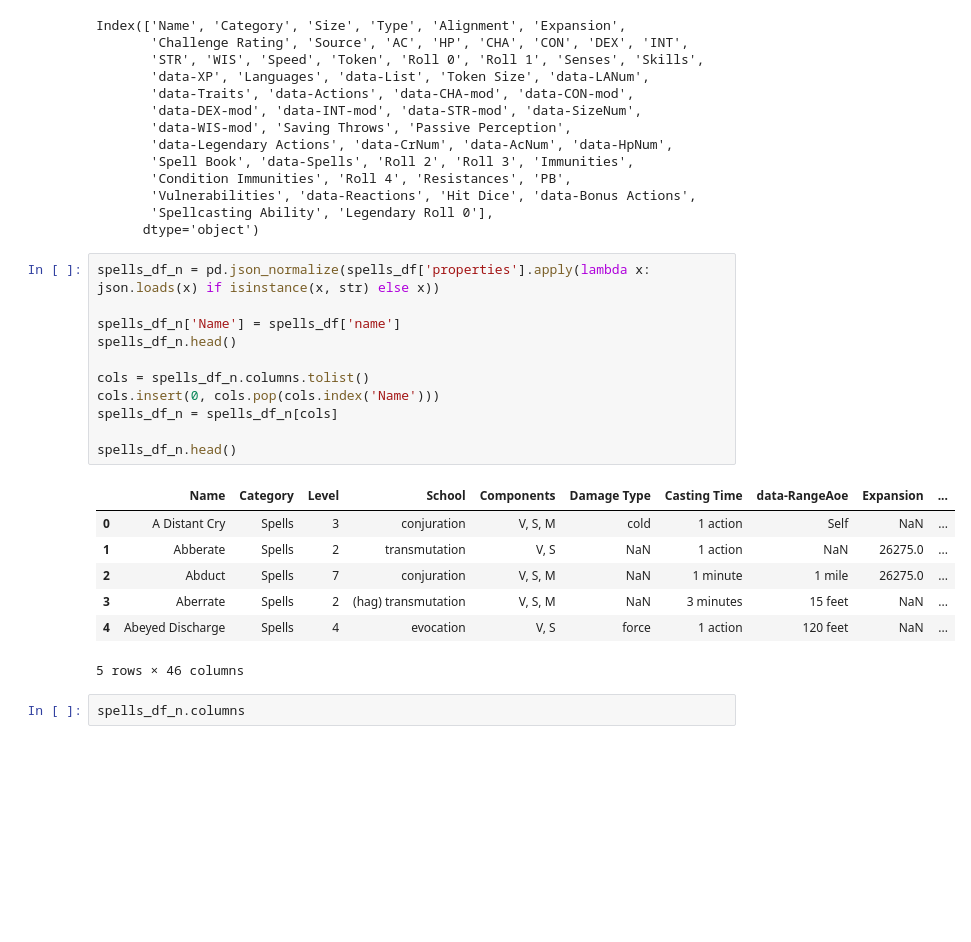
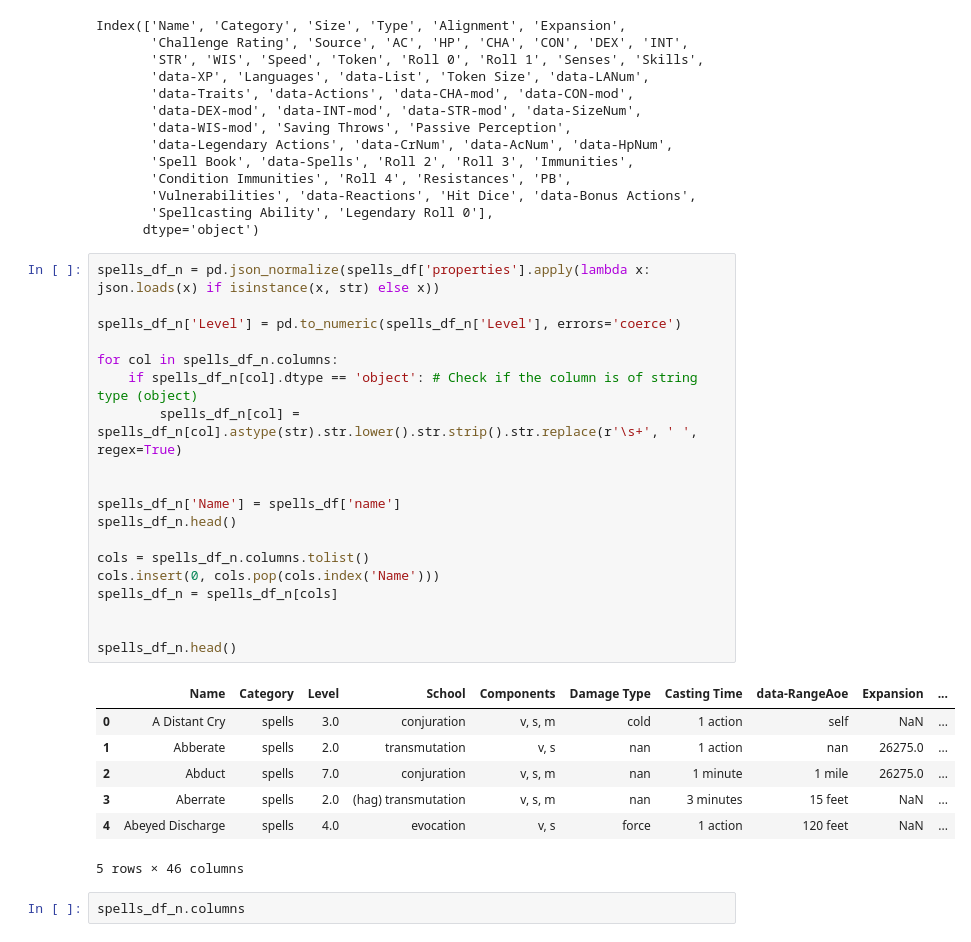
Before and after one commit to baakhoff/research, a Jupyter notebook: notebooks/dnd_research.ipynb, the cells around one changed output. Drawn from its saved outputs; the diff is of its cells as text; blank space fills up the shorter version.

Commit message:
chore: update D&D research notebook on spells.

```diff
--- a/notebooks/dnd_research.ipynb
+++ b/notebooks/dnd_research.ipynb
@@ -79,22 +79,30 @@ Index(['Name', 'Category', 'Size', 'Type', 'Alignment', 'Expansion',
       dtype='object')
 # %%
 spells_df_n = pd.json_normalize(spells_df['properties'].apply(lambda x: json.loads(x) if isinstance(x, str) else x))
+
+spells_df_n['Level'] = pd.to_numeric(spells_df_n['Level'], errors='coerce')
+
+for col in spells_df_n.columns:
+    if spells_df_n[col].dtype == 'object': # Check if the column is of string type (object)
+        spells_df_n[col] = spells_df_n[col].astype(str).str.lower().str.strip().str.replace(r'\s+', ' ', regex=True)
+
 
 spells_df_n['Name'] = spells_df['name']
 spells_df_n.head()
 
 cols = spells_df_n.columns.tolist()
 cols.insert(0, cols.pop(cols.index('Name')))
 spells_df_n = spells_df_n[cols]
 
+
 spells_df_n.head()
 # %% [output]
 |  | Name | Category | Level | School | Components | Damage Type | Casting Time | data-RangeAoe | Expansion | ... |
-| 0 | A Distant Cry | Spells | 3 | conjuration | V, S, M | cold | 1 action | Self | NaN | ... |
-| 1 | Abberate | Spells | 2 | transmutation | V, S | NaN | 1 action | NaN | 26275.0 | ... |
-| 2 | Abduct | Spells | 7 | conjuration | V, S, M | NaN | 1 minute | 1 mile | 26275.0 | ... |
-| 3 | Aberrate | Spells | 2 | (hag) transmutation | V, S, M | NaN | 3 minutes | 15 feet | NaN | ... |
-| 4 | Abeyed Discharge | Spells | 4 | evocation | V, S | force | 1 action | 120 feet | NaN | ... |
+| 0 | A Distant Cry | spells | 3.0 | conjuration | v, s, m | cold | 1 action | self | NaN | ... |
+| 1 | Abberate | spells | 2.0 | transmutation | v, s | nan | 1 action | nan | 26275.0 | ... |
+| 2 | Abduct | spells | 7.0 | conjuration | v, s, m | nan | 1 minute | 1 mile | 26275.0 | ... |
+| 3 | Aberrate | spells | 2.0 | (hag) transmutation | v, s, m | nan | 3 minutes | 15 feet | NaN | ... |
+| 4 | Abeyed Discharge | spells | 4.0 | evocation | v, s | force | 1 action | 120 feet | NaN | ... |
 5 rows × 46 columns
 # %%
 spells_df_n.columns
```
Also changed, not shown: parts of 15 cells of this notebook.
